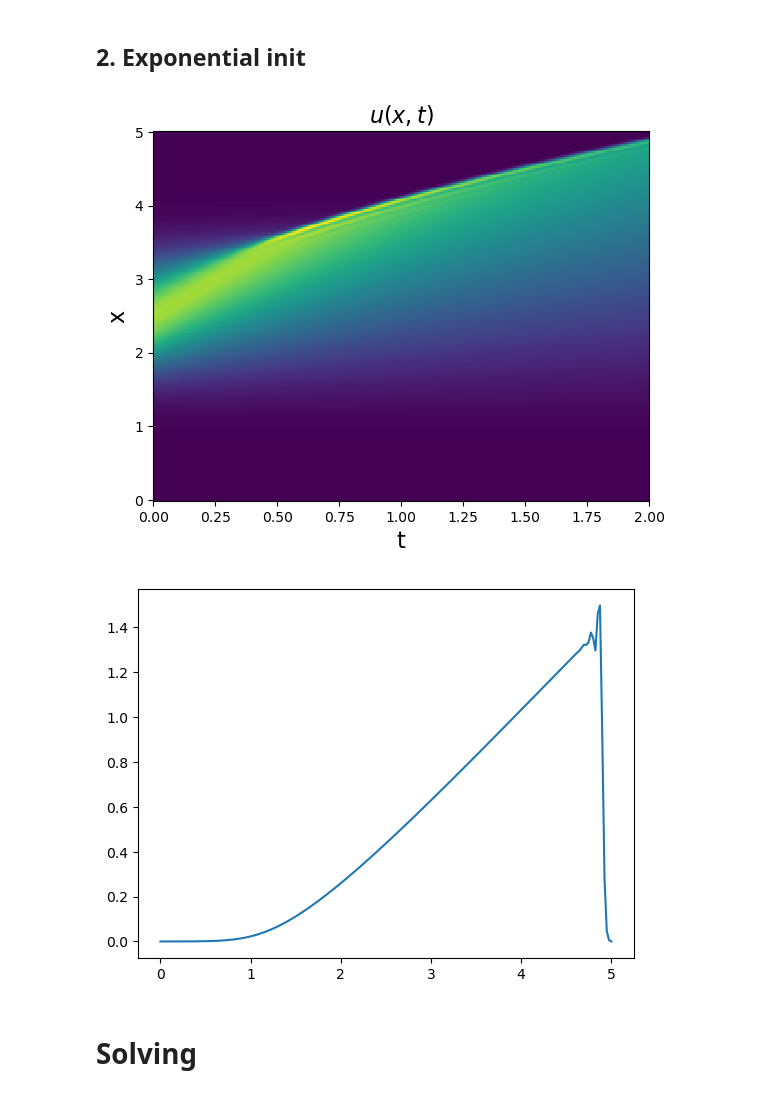
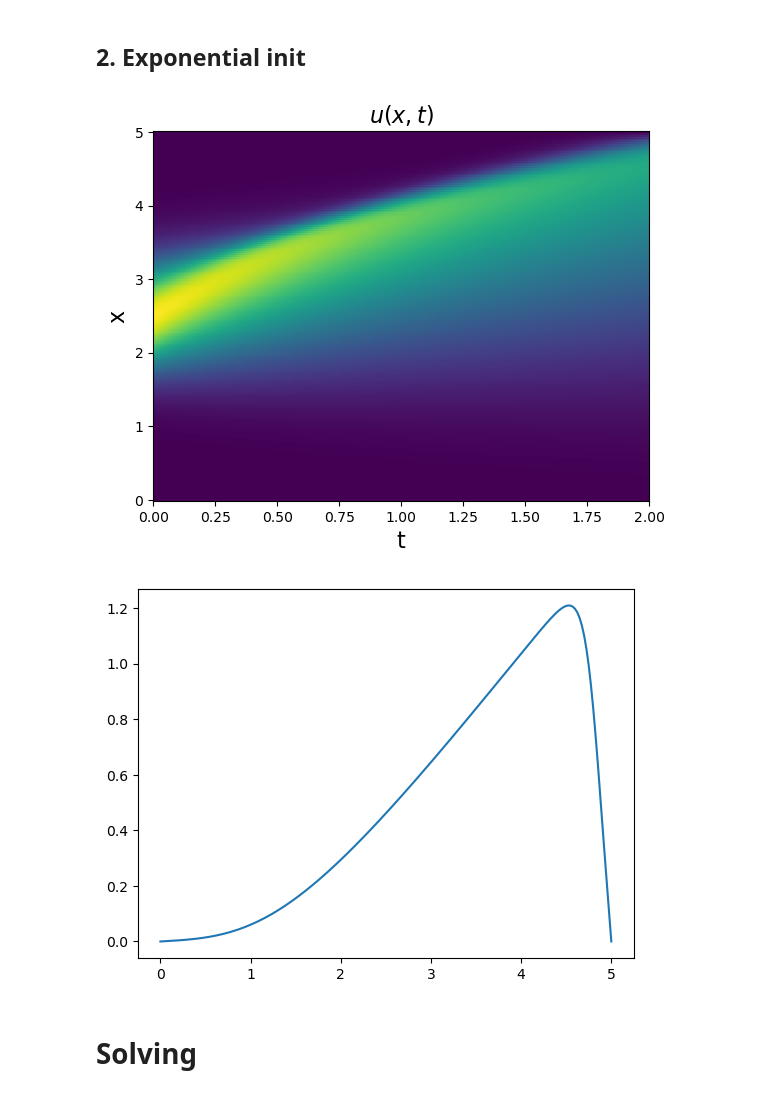
Before and after one commit to cpml-au/dctkit, a Jupyter notebook: examples/burgers.ipynb, the cells around one changed output. Drawn from its saved outputs; the diff is of its cells as text; code cells hidden in the pictures.

```diff
--- a/examples/burgers.ipynb
+++ b/examples/burgers.ipynb
@@ -49,7 +49,7 @@ plt.show()
 
 #Viscosity
 # number between 0.003 and 0.3 (to maintain numerical stability)
-epsilon_exp = 0.006
+epsilon_exp = 0.06
 
 # Total size
 xmax = 5
@@ -69,39 +69,39 @@ nt_exp = int(tmax / dt_exp)
 dx_exp = xmax / nx_exp
 # Vector containing time points
 t_exp = np.linspace(0, tmax, nt_exp)
 # Array containing velocity
 u_exp = np.zeros([nx_exp, nt_exp])
 
 def main_run_FDM(x,u, dt, dx, epsilon, max_time_iter):
     for t in range(max_time_iter):
         u[1:-1, t+1] = u[1:-1, t] + dt * (epsilon * (u[2:, t] - 2 * u[1:-1, t] + u[:-2, t]) / dx**2
                    - 0.25 * (u[2:, t]**2 - u[:-2, t]**2) / dx)
         #diffusion = epsilon * (u[2:, t] - 2 * u[1:-1, t] + u[:-2, t]) / dx**2
         #flux = (u[2:, t]**2 - u[:-2, t]**2) /(4*dx)
         #u[1:-1, t+1] = 1/2*(u[2:, t] + u[:-2, t]) + dt * (diffusion - flux)
         #print(np.linalg.norm(u[:,t+1]))
     return u
 
 
 u_exp[:, 0] = 2 * np.exp(-2 * (x_exp - 0.5 * xmax)**2)  # Initial condition
 u_exp[0, :] = 0  # Boundary condition at x=0
 u_exp[-1, :] = 0  #  Boundary condition at x=xmax
 
 u_exp = main_run_FDM(x_exp, u_exp,dt_exp, dx_exp, epsilon_exp, nt_exp-1)
 
 
 plt.pcolormesh(t_exp, x_exp, u_exp)
 plt.xlabel('t', fontsize=16)
 plt.ylabel('x', fontsize=16)
 plt.title(r'$u(x, t)$', fontsize=16)
 plt.show()
 # %% [output]
-[figure, old version]
+[figure, new version]
 # %%
 plt.plot(x_exp, u_exp[:, -1])
 plt.show()
 # %% [output]
-[figure, old version]
+[figure, new version]
 # %% [markdown]
 # Solving
 # %%
```
Also changed, not shown: parts of 2 cells of this notebook, 2 other files.
